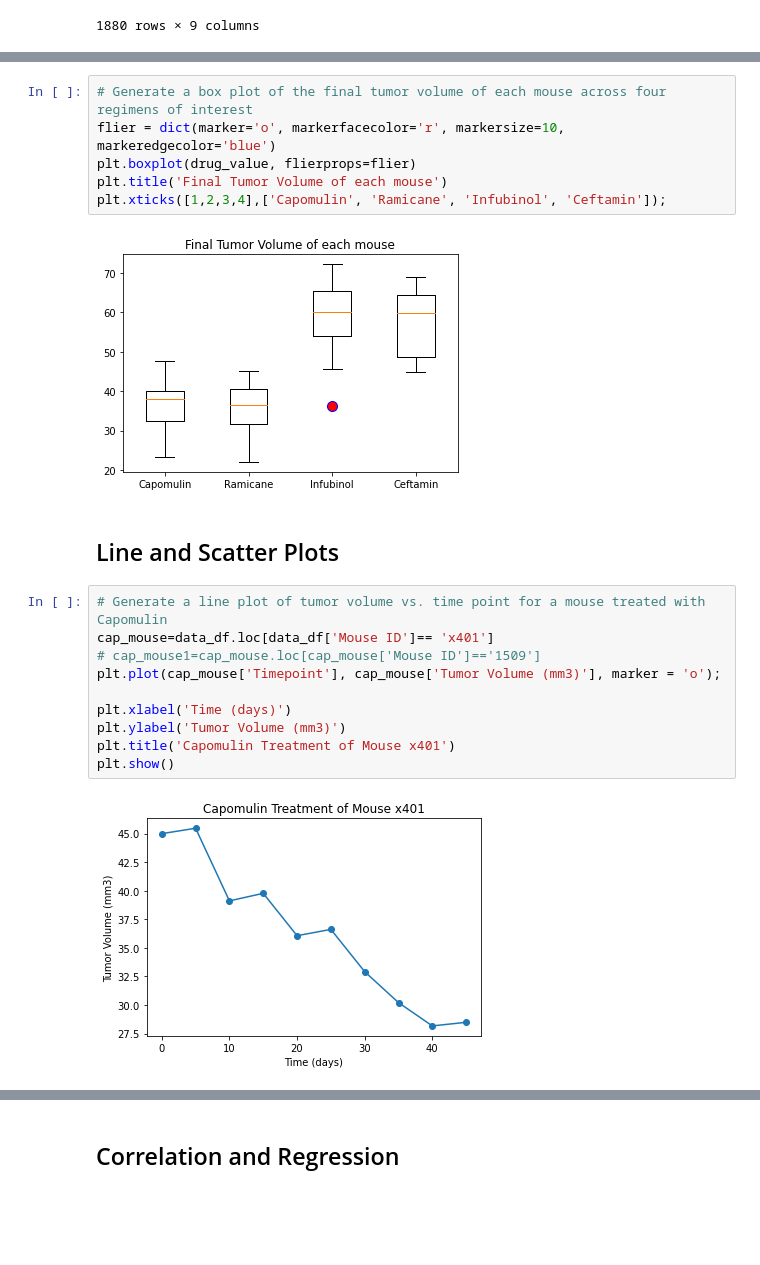
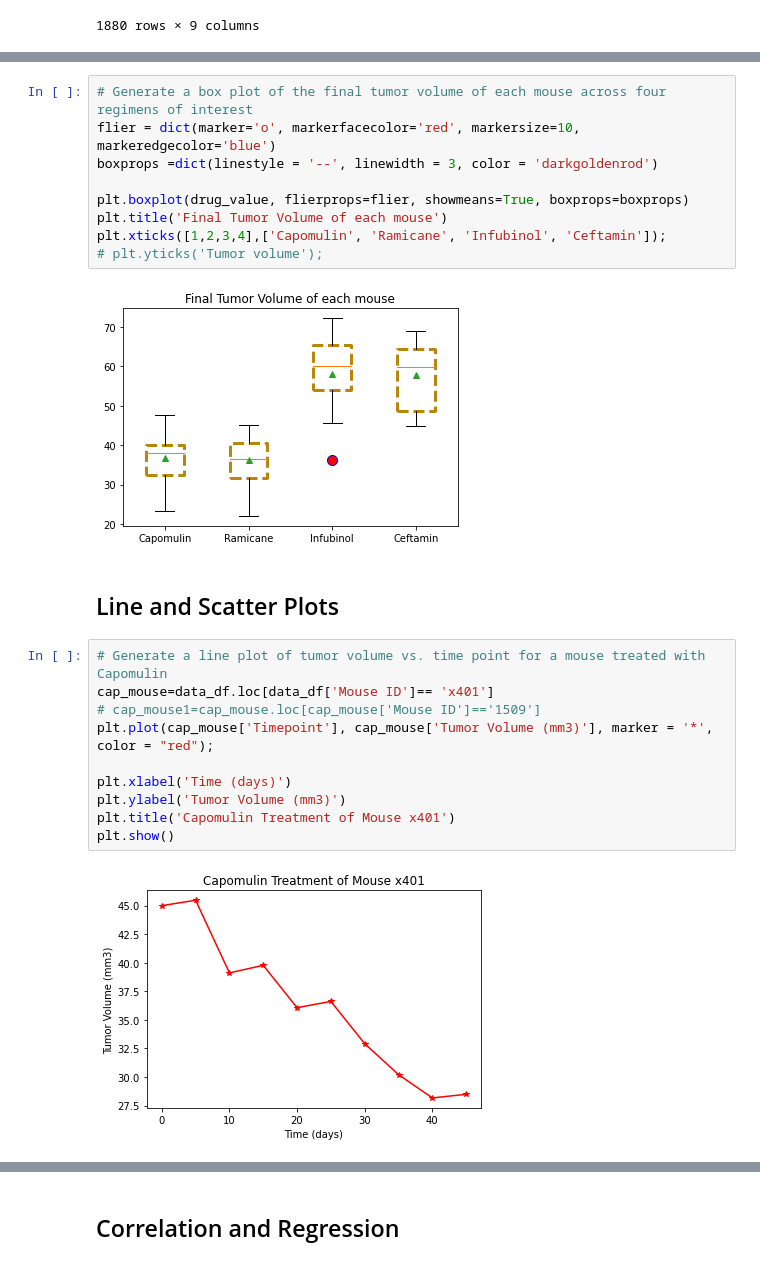
Before and after one commit to Kevinle76/Pymaceuticals, a Jupyter notebook: pymaceuticals_starter.ipynb, the cells around one changed output, grey strips where cells are left out. Drawn from its saved outputs; the diff is of its cells as text; blank space fills up the shorter version.

```diff
--- a/pymaceuticals_starter.ipynb
+++ b/pymaceuticals_starter.ipynb
@@ -279,26 +278,29 @@ Uper bound for Ceftamin:  87.67
 Number of Ceftamin outliers is 0
 # %%
 # Generate a box plot of the final tumor volume of each mouse across four regimens of interest
-flier = dict(marker='o', markerfacecolor='r', markersize=10, markeredgecolor='blue')
-plt.boxplot(drug_value, flierprops=flier)
+flier = dict(marker='o', markerfacecolor='red', markersize=10, markeredgecolor='blue')
+boxprops =dict(linestyle = '--', linewidth = 3, color = 'darkgoldenrod')
+
+plt.boxplot(drug_value, flierprops=flier, showmeans=True, boxprops=boxprops)
 plt.title('Final Tumor Volume of each mouse')
 plt.xticks([1,2,3,4],['Capomulin', 'Ramicane', 'Infubinol', 'Ceftamin']);
+# plt.yticks('Tumor volume');
 # %% [output]
-[figure, old version]
+[figure, new version]
 # %% [markdown]
 ## Line and Scatter Plots
 # %%
 # Generate a line plot of tumor volume vs. time point for a mouse treated with Capomulin
 cap_mouse=data_df.loc[data_df['Mouse ID']== 'x401']
 # cap_mouse1=cap_mouse.loc[cap_mouse['Mouse ID']=='1509']
-plt.plot(cap_mouse['Timepoint'], cap_mouse['Tumor Volume (mm3)'], marker = 'o');
+plt.plot(cap_mouse['Timepoint'], cap_mouse['Tumor Volume (mm3)'], marker = '*', color = "red");
 
 plt.xlabel('Time (days)')
 plt.ylabel('Tumor Volume (mm3)')
 plt.title('Capomulin Treatment of Mouse x401')
 plt.show()
 # %% [output]
-[figure, old version]
+[figure, new version]
 # %%
 # Generate a scatter plot of average tumor volume vs. mouse weight for the Capomulin regimen
 
```
Also changed, not shown: parts of 3 cells of this notebook.
